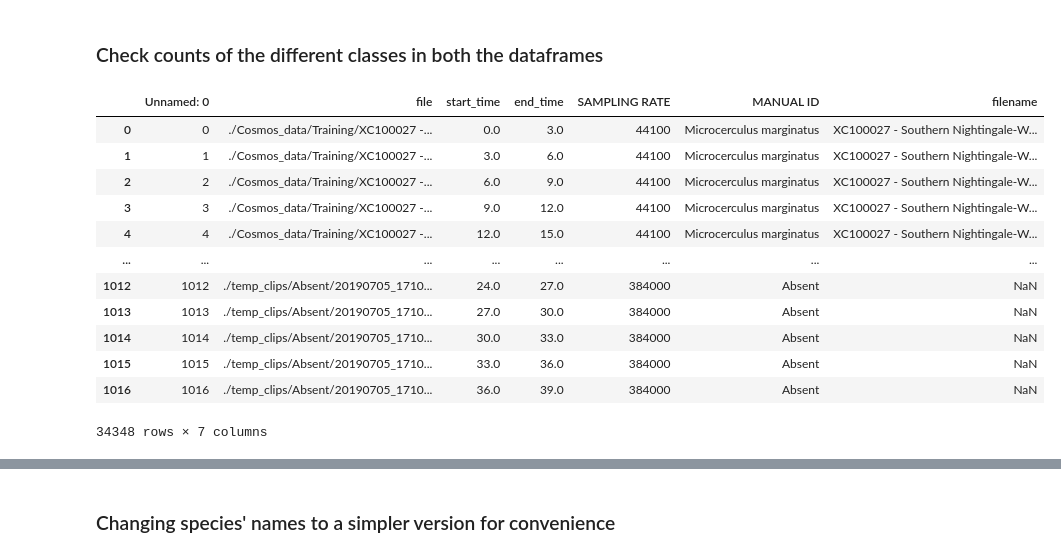
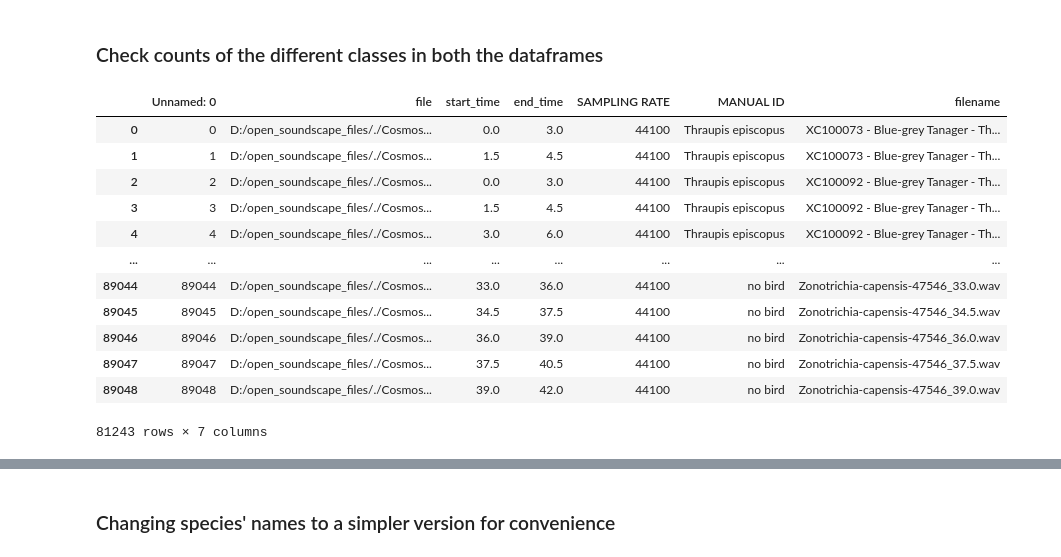
Before and after one commit to UCSD-E4E/passive-acoustic-biodiversity, a Jupyter notebook: OpenSoundScape/MultiClass Classifier/cosmos_mutli_class.ipynb, the cells around one changed output, grey strips where cells are left out. Saved outputs shown, nothing was run; the diff lists cells and outputs as text; code cells hidden in the pictures.

```diff
--- a/OpenSoundScape/MultiClass Classifier/cosmos_mutli_class.ipynb
+++ b/OpenSoundScape/MultiClass Classifier/cosmos_mutli_class.ipynb
@@ -21,10 +17,14 @@ or from the matplotlib source distribution
 # %% [markdown]
 ### Read the train/validation and test data
 # %%
-name = "C:/Users/Siloux/Desktop/E4E/passive-acoustic-biodiversity/OpenSoundScape/MultiClass Classifier/test"
+audio_folder = "D:/open_soundscape_files/"
+name = "C:/Users/Siloux/Desktop/E4E/passive-acoustic-biodiversity/OpenSoundScape/MultiClass Classifier/automated_cosmos_tweety_to_file.csv"
 #_TRAINING.csv"
-train_val_df = pd.read_csv(name + '_TRAINING.csv')
-test_df = pd.read_csv(name + '_TESTING.csv')
+train_val_df = pd.read_csv(name + '_yanChunk_TRAINING.csv')
+train_val_df["file"] = audio_folder +train_val_df["file"]
+
+test_df = pd.read_csv(name + '_yanChunk_TESTING.csv')
+test_df["file"] = audio_folder +test_df["file"]
 model_save = './model/' + 'test_for_reformed_dataset/'
 # %%
 test_df
@@ -103,28 +111,28 @@ import os
 # %%
 no_bird = pd.read_csv(os.getcwd()+'\\none_test.csv')
 no_bird["MANUAL ID"] = "Absent"
 #other_bird =
-other_bird = train_val_df[train_val_df["MANUAL ID"] == "other"]#.sample(4000)
-train_val_df = train_val_df[~train_val_df["MANUAL ID"].isin(["other"])]
+other_bird = train_val_df[train_val_df["MANUAL ID"] == "bird"].sample(0)
+train_val_df = train_val_df[~train_val_df["MANUAL ID"].isin(["bird"])]
 
 
 
 
 
 
-train_val_df = train_val_df.append(no_bird).append(other_bird)
+train_val_df = train_val_df#.append(no_bird).append(other_bird)
 train_val_df
 # %% [output]
 |  | Unnamed: 0 | file | start_time | end_time | SAMPLING RATE | MANUAL ID | filename |
-| 0 | 0 | ./Cosmos_data/Training/XC100027 -... | 0.0 | 3.0 | 44100 | Microcerculus marginatus | XC100027 - Southern Nightingale-W... |
-| 1 | 1 | ./Cosmos_data/Training/XC100027 -... | 3.0 | 6.0 | 44100 | Microcerculus marginatus | XC100027 - Southern Nightingale-W... |
-| 2 | 2 | ./Cosmos_data/Training/XC100027 -... | 6.0 | 9.0 | 44100 | Microcerculus marginatus | XC100027 - Southern Nightingale-W... |
-| 3 | 3 | ./Cosmos_data/Training/XC100027 -... | 9.0 | 12.0 | 44100 | Microcerculus marginatus | XC100027 - Southern Nightingale-W... |
-| 4 | 4 | ./Cosmos_data/Training/XC100027 -... | 12.0 | 15.0 | 44100 | Microcerculus marginatus | XC100027 - Southern Nightingale-W... |
+| 0 | 0 | D:/open_soundscape_files/./Cosmos... | 0.0 | 3.0 | 44100 | Thraupis episcopus | XC100073 - Blue-grey Tanager - Th... |
+| 1 | 1 | D:/open_soundscape_files/./Cosmos... | 1.5 | 4.5 | 44100 | Thraupis episcopus | XC100073 - Blue-grey Tanager - Th... |
+| 2 | 2 | D:/open_soundscape_files/./Cosmos... | 0.0 | 3.0 | 44100 | Thraupis episcopus | XC100092 - Blue-grey Tanager - Th... |
+| 3 | 3 | D:/open_soundscape_files/./Cosmos... | 1.5 | 4.5 | 44100 | Thraupis episcopus | XC100092 - Blue-grey Tanager - Th... |
+| 4 | 4 | D:/open_soundscape_files/./Cosmos... | 3.0 | 6.0 | 44100 | Thraupis episcopus | XC100092 - Blue-grey Tanager - Th... |
 | ... | ... | ... | ... | ... | ... | ... | ... |
-| 1012 | 1012 | ./temp_clips/Absent/20190705_1710... | 24.0 | 27.0 | 384000 | Absent | NaN |
-| 1013 | 1013 | ./temp_clips/Absent/20190705_1710... | 27.0 | 30.0 | 384000 | Absent | NaN |
-| 1014 | 1014 | ./temp_clips/Absent/20190705_1710... | 30.0 | 33.0 | 384000 | Absent | NaN |
-| 1015 | 1015 | ./temp_clips/Absent/20190705_1710... | 33.0 | 36.0 | 384000 | Absent | NaN |
-| 1016 | 1016 | ./temp_clips/Absent/20190705_1710... | 36.0 | 39.0 | 384000 | Absent | NaN |
+| 89044 | 89044 | D:/open_soundscape_files/./Cosmos... | 33.0 | 36.0 | 44100 | no bird | Zonotrichia-capensis-47546_33.0.wav |
+| 89045 | 89045 | D:/open_soundscape_files/./Cosmos... | 34.5 | 37.5 | 44100 | no bird | Zonotrichia-capensis-47546_34.5.wav |
+| 89046 | 89046 | D:/open_soundscape_files/./Cosmos... | 36.0 | 39.0 | 44100 | no bird | Zonotrichia-capensis-47546_36.0.wav |
+| 89047 | 89047 | D:/open_soundscape_files/./Cosmos... | 37.5 | 40.5 | 44100 | no bird | Zonotrichia-capensis-47546_37.5.wav |
+| 89048 | 89048 | D:/open_soundscape_files/./Cosmos... | 39.0 | 42.0 | 44100 | no bird | Zonotrichia-capensis-47546_39.0.wav |
-34348 rows × 7 columns
+81243 rows × 7 columns
```
Also changed, not shown: parts of 59 cells of this notebook.
